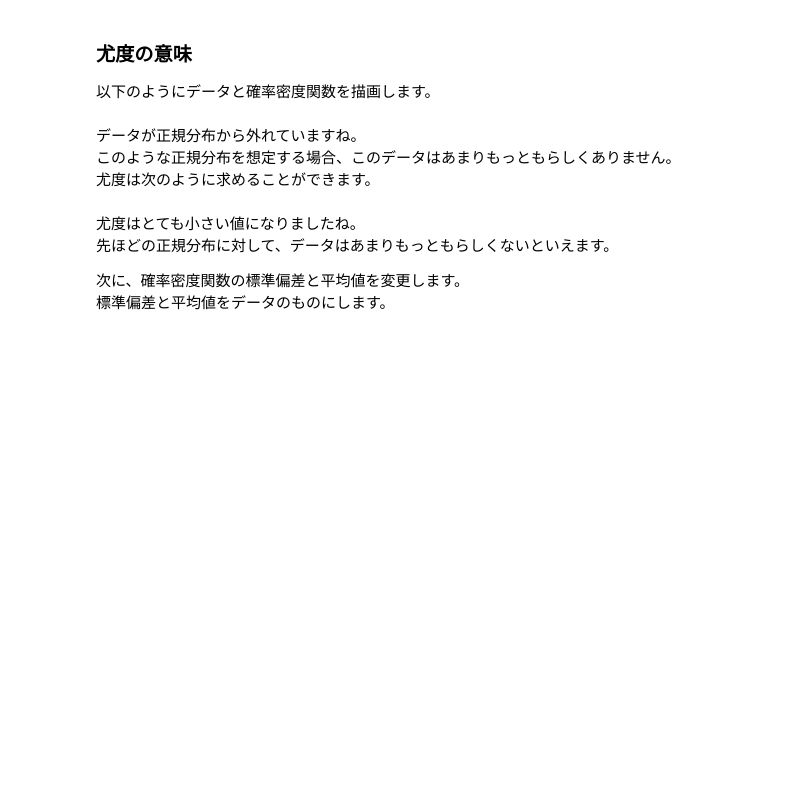
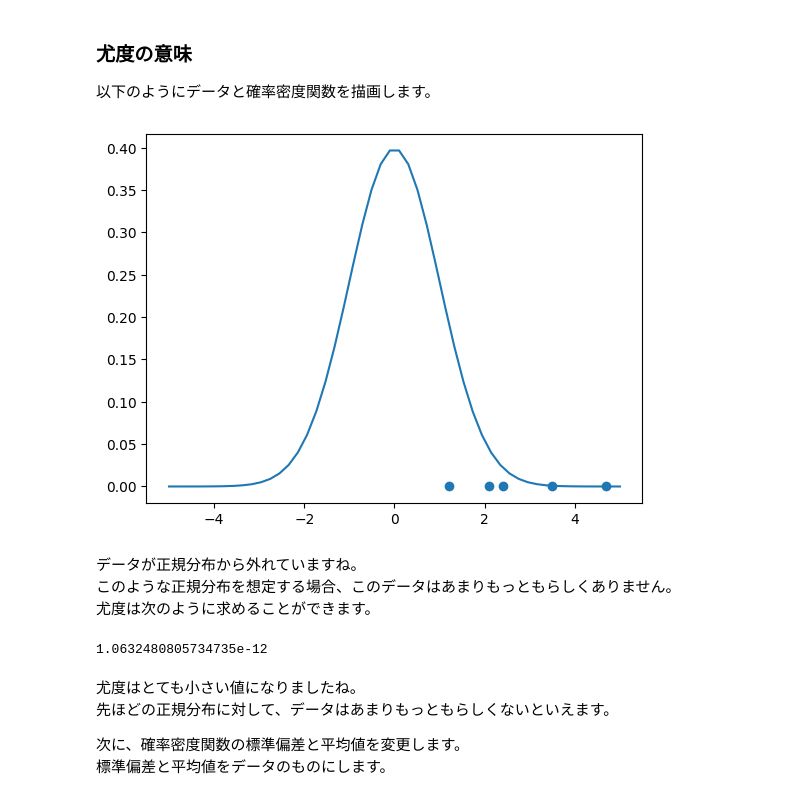
Before and after one commit to yuukimotai/UsedApart_PricePred, a Jupyter notebook: math_for_ai/Section_7/likelihood_lesson.ipynb, the cells around one changed output. Saved outputs shown, nothing was run; the diff lists cells and outputs as text; code cells hidden in the pictures; blank space fills up the shorter version.

```diff
--- a/math_for_ai/Section_7/likelihood_lesson.ipynb
+++ b/math_for_ai/Section_7/likelihood_lesson.ipynb
@@ -35,22 +35,24 @@ $$\prod_{k=1}^n p(x_k) = \prod_{k=1}^n\frac{1}{ \sigma\sqrt{2\pi}}\exp(-\frac{(x
 # %%
 import numpy as np
 import matplotlib.pyplot as plt
 
 x_data = np.array([2.4, 1.2, 3.5, 2.1, 4.7])
 y_data = np.zeros(5)
 
 sigma = 1  # 標準偏差
 mu = 0     # 平均値
 
 def pdf(x):
     return 1/(sigma*np.sqrt(2*np.pi))*np.exp(-(x-mu)**2 / (2*sigma**2))  # 確率密度関数
 
 x_pdf = np.linspace(-5, 5)
-y_pdf = pdf()
+y_pdf = pdf(x_pdf)
 
 plt.scatter(x_data, y_data)
 plt.plot(x_pdf, y_pdf)
 plt.show()
+# %% [output]
+[figure, added]
 # %% [markdown]
 データが正規分布から外れていますね。
 このような正規分布を想定する場合、このデータはあまりもっともらしくありません。
@@ -66,8 +68,10 @@ mu = 0     # 平均値
 def pdf(x):
     return 1/(sigma*np.sqrt(2*np.pi))*np.exp(-(x-mu)**2 / (2*sigma**2))  # 確率密度関数
 
-p = pdf()    # 確率
-print()  # 総乗により尤度を計算
+p = pdf(x_data)    # 確率
+print(np.prod(p))  # 総乗により尤度を計算
+# %% [output]
+1.0632480805734735e-12
 # %% [markdown]
 尤度はとても小さい値になりましたね。
 先ほどの正規分布に対して、データはあまりもっともらしくないといえます。
```
Also changed, not shown: parts of 3 cells of this notebook, 9 other files.
